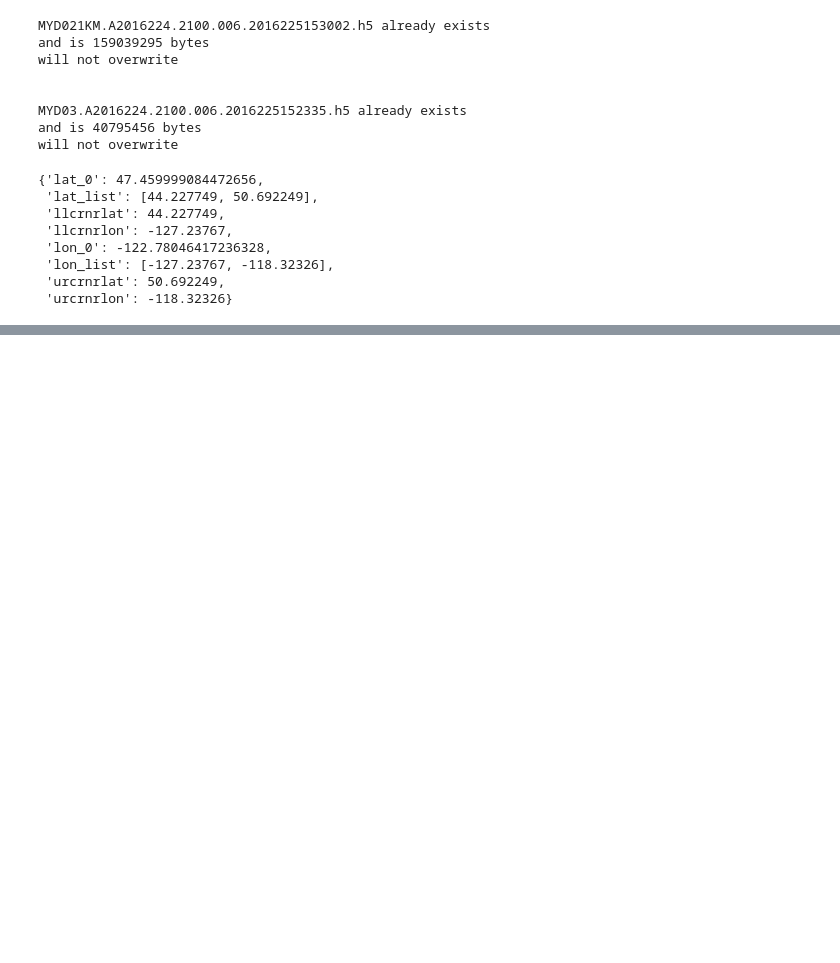
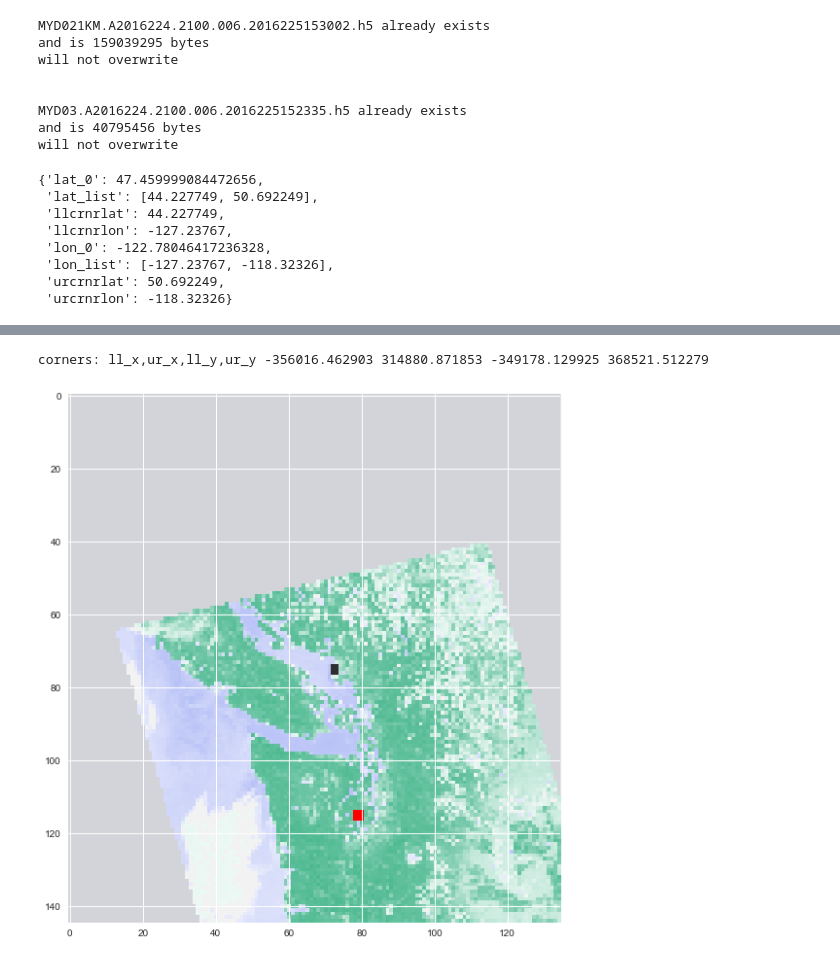
Before and after one commit to phaustin/e582, a Jupyter notebook: notebooks/warp_image.ipynb, the cells around one changed output, grey strips where cells are left out. Saved outputs shown, nothing was run; the diff lists cells and outputs as text; code cells hidden in the pictures; blank space fills up the shorter version.

```diff
--- a/notebooks/warp_image.ipynb
+++ b/notebooks/warp_image.ipynb
@@ -135,8 +159,0 @@ corners: ll_x,ur_x,ll_y,ur_y -356016.462903 314880.871853 -349178.129925 368521.
-# %%
-cmap=sns.diverging_palette(261, 153,sep=6, s=85, l=66,as_cmap=True)
-vmin= -0.9
-vmax=  0.9
-cmap.set_over('c')
-cmap.set_under('k',alpha=0.8)
-cmap.set_bad('k',alpha=0.1)
-the_norm=Normalize(vmin=vmin,vmax=vmax,clip=False)
@@ -261,0 +178,5 @@ new_bmap.drawrivers();
+# %%
+delta_lon=sea_lon - van_lon
+delta_lat = sea_lat - van_lat
+new_lon,new_lat = sea_lon + delta_lon, sea_lat + delta_lat
+van_crs={'datum': 'WGS84', 'lat_0': new_lat, 'lon_0': new_lon, 'proj': 'laea', 'units': 'm'}
@@ -261,0 +190,21 @@ new_bmap.drawrivers();
+# %%
+height,width = sea_ndvi.shape
+ll_x,ll_y = sea_transform*(0,height)
+ur_x,ur_y = sea_transform*(width,0)
+print('corners: ll_x,ur_x,ll_y,ur_y',ll_x,ur_x,ll_y,ur_y)
+
+
+resolution = 5000.,5000.
+van_transform, van_width, van_height = calculate_default_transform(sea_crs, van_crs,
+                                         width, height, left=ll_x, bottom= ll_y, right = ur_x,
+                                         top=ur_y,resolution=resolution)
+van_ndvi = np.zeros([van_height, van_width],dtype=np.float32)
+fill_value = result_dict['fill_value']
+out = reproject(sea_ndvi,van_ndvi,src_transform=sea_transform,src_crs=sea_crs,src_nodata=fill_value,dst_nodata=fill_value,
+                    dst_transform=van_transform,dest_crs=van_crs,resampling=Resampling.nearest)
+
+fig,ax = plt.subplots(1,1,figsize=(10,10))
+ax.imshow(van_ndvi,origin='upper',cmap=cmap,norm=the_norm);
+# %% [output]
+corners: ll_x,ur_x,ll_y,ur_y -356016.462903 314880.871853 -349178.129925 368521.512279
+[figure, added]
```
Also changed, not shown: parts of 22 cells of this notebook, 2 other files.
